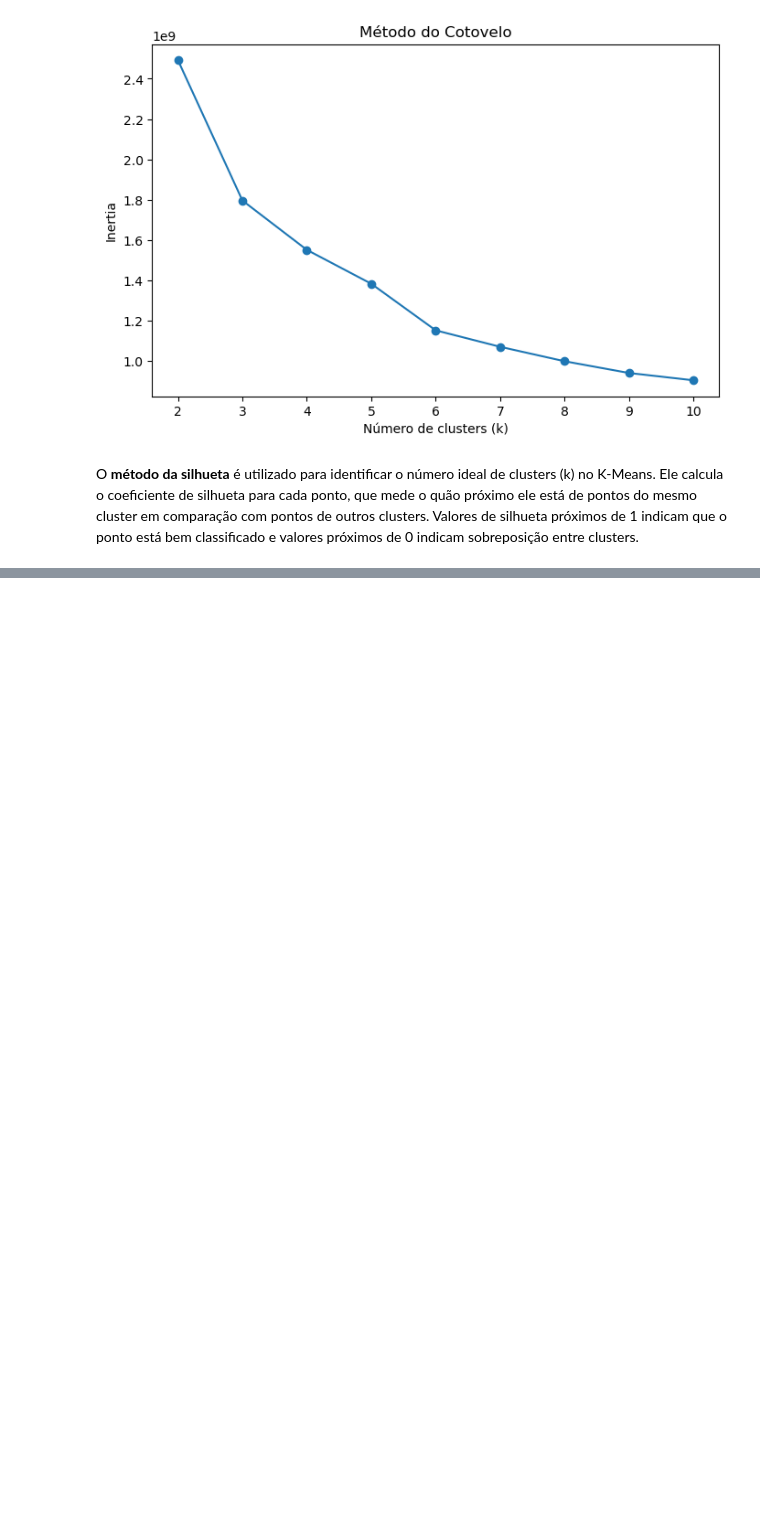
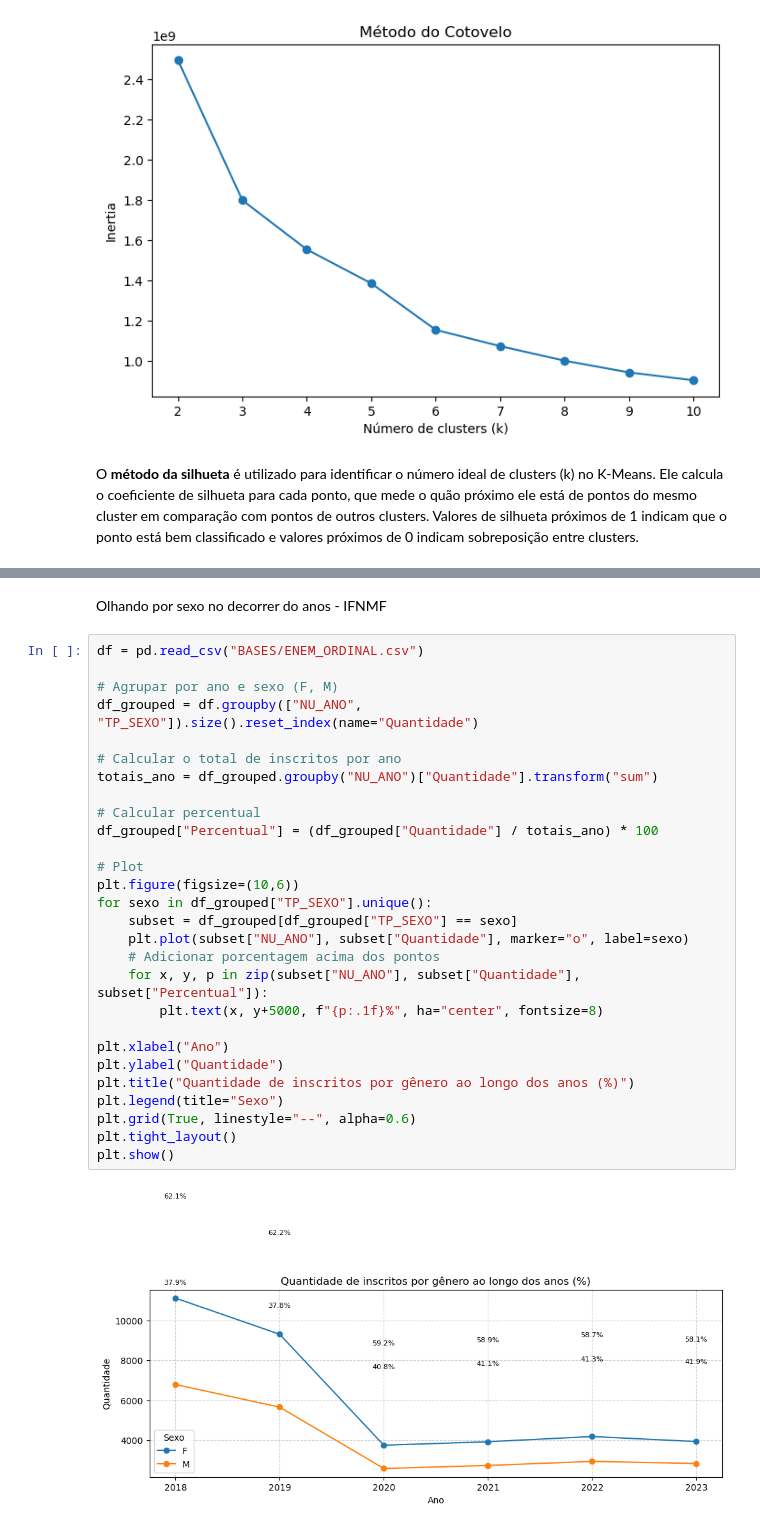
Before and after one commit to NandaLeal/TCC, a Jupyter notebook: TCC.ipynb, the cells around one changed output, grey strips where cells are left out. Cells and saved outputs as stored; diff of their text form; blank space fills up the shorter version.

```diff
--- a/TCC.ipynb
+++ b/TCC.ipynb
@@ -1115,0 +1360,32 @@ Melhor número de clusters pelo método da silhueta: 2
+# %% [markdown]
+Olhando por sexo no decorrer do anos - IFNMF
+# %%
+df = pd.read_csv("BASES/ENEM_ORDINAL.csv")
+
+# Agrupar por ano e sexo (F, M)
+df_grouped = df.groupby(["NU_ANO", "TP_SEXO"]).size().reset_index(name="Quantidade")
+
+# Calcular o total de inscritos por ano
+totais_ano = df_grouped.groupby("NU_ANO")["Quantidade"].transform("sum")
+
+# Calcular percentual
+df_grouped["Percentual"] = (df_grouped["Quantidade"] / totais_ano) * 100
+
+# Plot
+plt.figure(figsize=(10,6))
+for sexo in df_grouped["TP_SEXO"].unique():
+    subset = df_grouped[df_grouped["TP_SEXO"] == sexo]
+    plt.plot(subset["NU_ANO"], subset["Quantidade"], marker="o", label=sexo)
+    # Adicionar porcentagem acima dos pontos
+    for x, y, p in zip(subset["NU_ANO"], subset["Quantidade"], subset["Percentual"]):
+        plt.text(x, y+5000, f"{p:.1f}%", ha="center", fontsize=8)
+
+plt.xlabel("Ano")
+plt.ylabel("Quantidade")
+plt.title("Quantidade de inscritos por gênero ao longo dos anos (%)")
+plt.legend(title="Sexo")
+plt.grid(True, linestyle="--", alpha=0.6)
+plt.tight_layout()
+plt.show()
+# %% [output]
+[figure, added]
```
Also changed, not shown: parts of 25 cells of this notebook.
